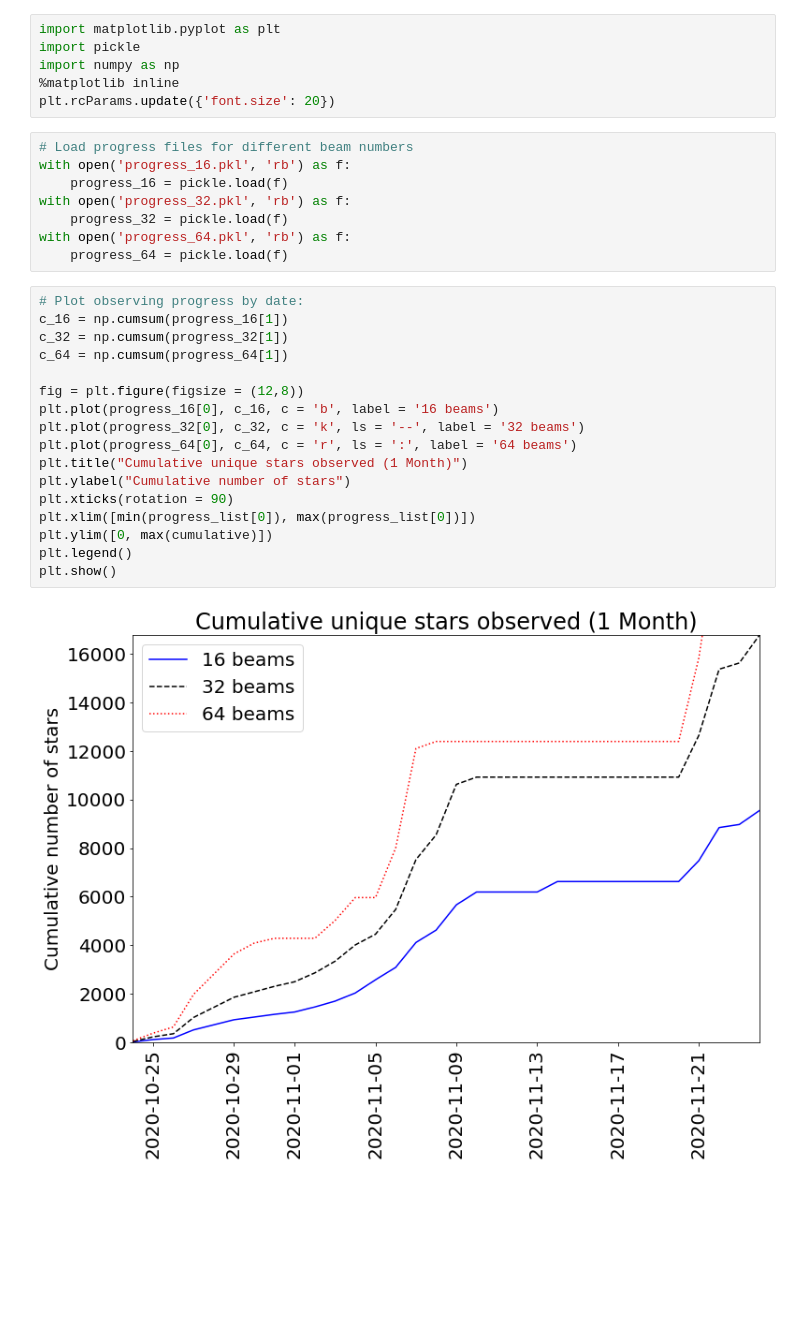
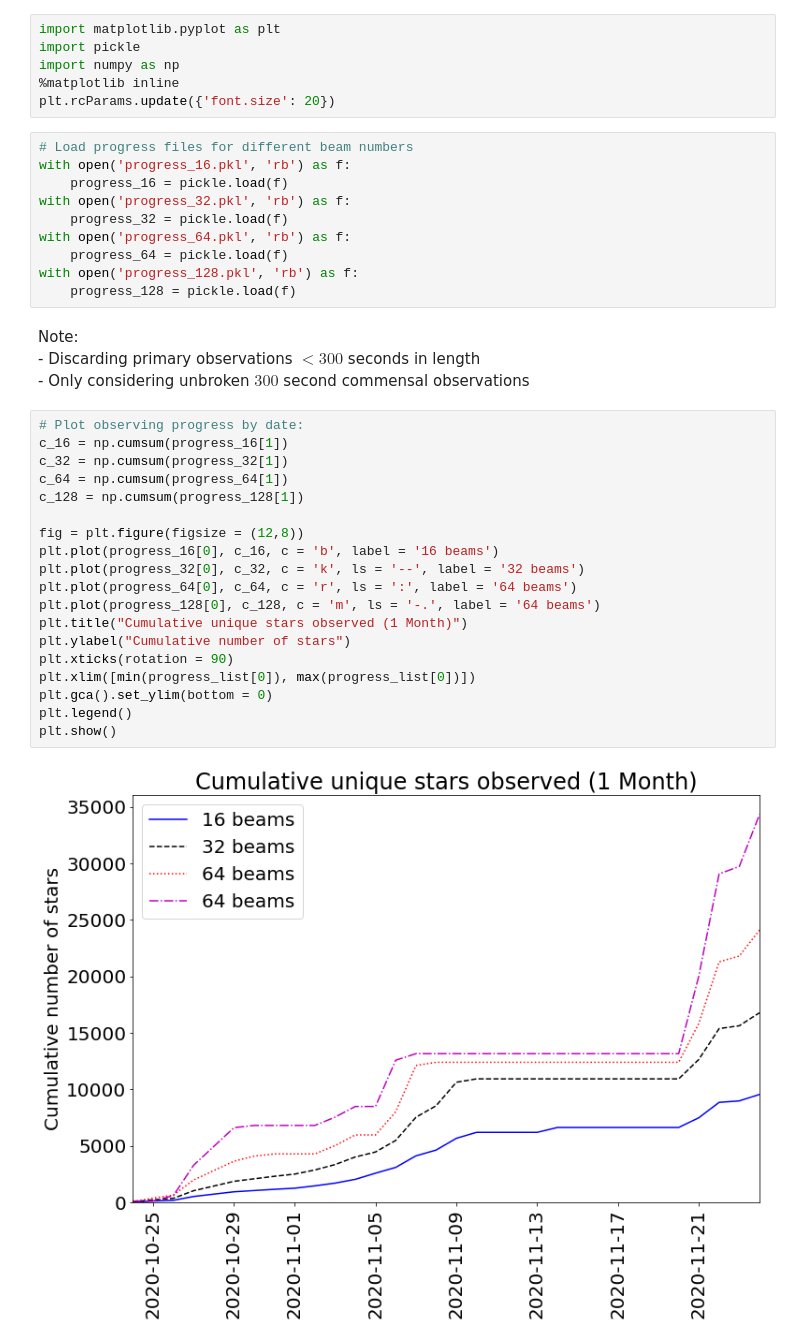
Before and after one commit to danielczech/observing-progress, a Jupyter notebook: observing-progress.ipynb, the cells around one changed output. Cells and saved outputs as stored; diff of their text form; blank space fills up the shorter version.

```diff
--- a/observing-progress.ipynb
+++ b/observing-progress.ipynb
@@ -15,22 +15,30 @@ with open('progress_32.pkl', 'rb') as f:
     progress_32 = pickle.load(f)
 with open('progress_64.pkl', 'rb') as f:
     progress_64 = pickle.load(f)
+with open('progress_128.pkl', 'rb') as f:
+    progress_128 = pickle.load(f)
+# %% [markdown]
+Note:
+    - Discarding primary observations $< 300$ seconds in length
+    - Only considering unbroken $300$ second commensal observations
 # %%
 # Plot observing progress by date:
 c_16 = np.cumsum(progress_16[1])
 c_32 = np.cumsum(progress_32[1])
 c_64 = np.cumsum(progress_64[1])
+c_128 = np.cumsum(progress_128[1])
 
 fig = plt.figure(figsize = (12,8))
 plt.plot(progress_16[0], c_16, c = 'b', label = '16 beams')
 plt.plot(progress_32[0], c_32, c = 'k', ls = '--', label = '32 beams')
 plt.plot(progress_64[0], c_64, c = 'r', ls = ':', label = '64 beams')
+plt.plot(progress_128[0], c_128, c = 'm', ls = '-.', label = '64 beams')
 plt.title("Cumulative unique stars observed (1 Month)")
 plt.ylabel("Cumulative number of stars")
 plt.xticks(rotation = 90)
 plt.xlim([min(progress_list[0]), max(progress_list[0])])
-plt.ylim([0, max(cumulative)])
+plt.gca().set_ylim(bottom = 0)
 plt.legend()
 plt.show()
 # %% [output]
-[figure, old version]
+[figure, new version]
```
